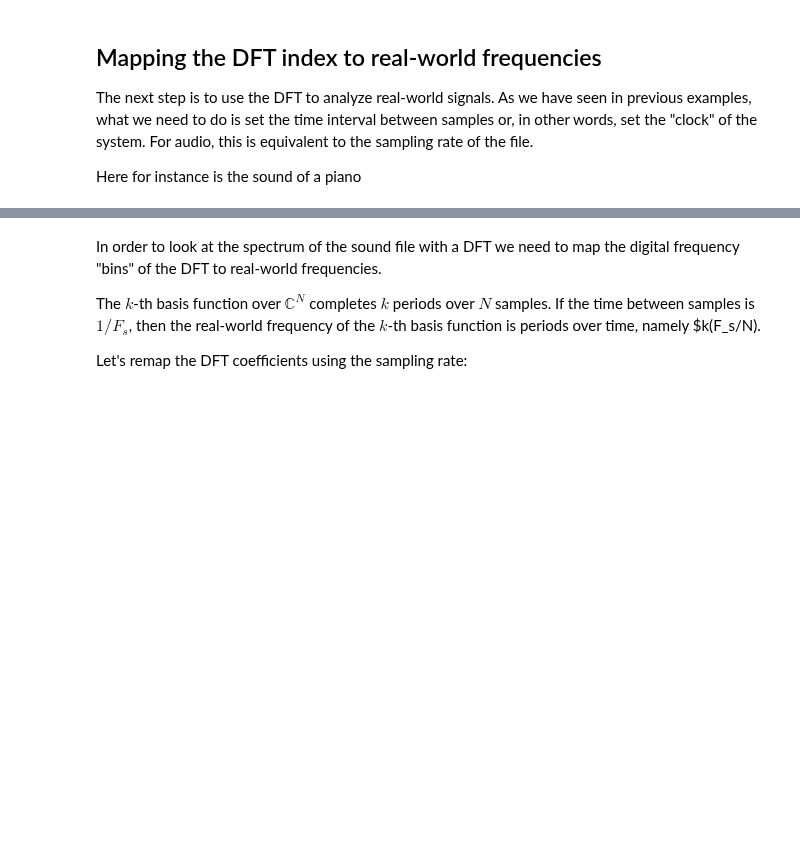
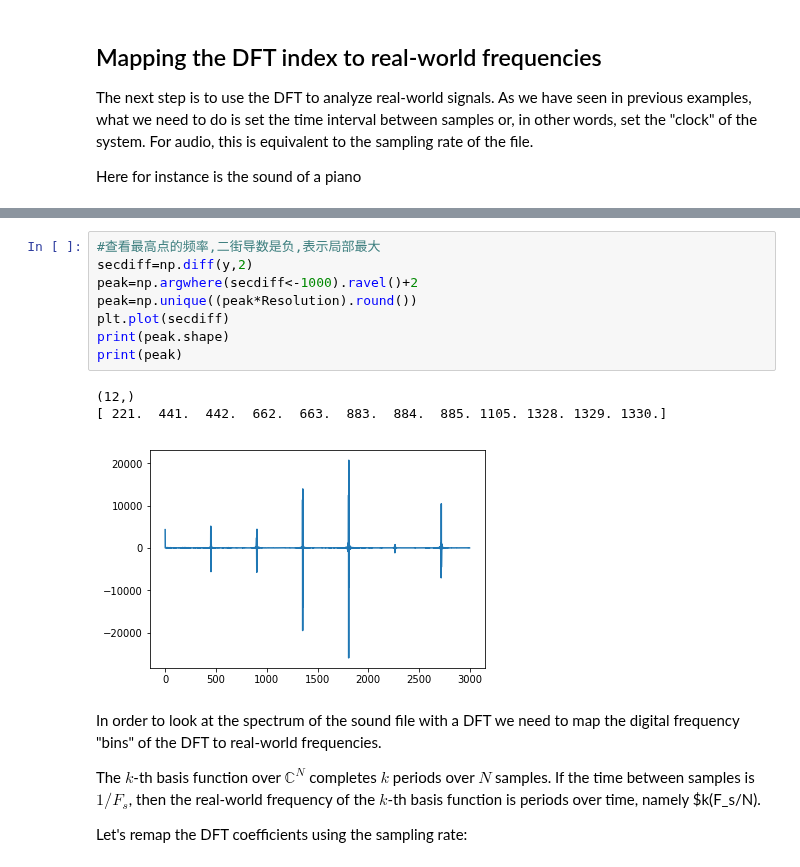
Before and after one commit to mckjzhangxk/deepAI, a Jupyter notebook: signalProcessing/week3/How to Plot the DFT/DFTplots.ipynb, the cells around one changed output, grey strips where cells are left out. Drawn from its saved outputs; the diff is of its cells as text; blank space fills up the shorter version.

```diff
--- a/signalProcessing/week3/How to Plot the DFT/DFTplots.ipynb
+++ b/signalProcessing/week3/How to Plot the DFT/DFTplots.ipynb
@@ -157,3 +157,15 @@ plt.ylabel('magnitude')
+# %%
+#查看最高点的频率,二街导数是负,表示局部最大
+secdiff=np.diff(y,2)
+peak=np.argwhere(secdiff<-1000).ravel()+2
+peak=np.unique((peak*Resolution).round())
+plt.plot(secdiff)
+print(peak.shape)
+print(peak)
+# %% [output]
+(12,)
+[ 221.  441.  442.  662.  663.  883.  884.  885. 1105. 1328. 1329. 1330.]
+[figure, added]
 # %% [markdown]
 In order to look at the spectrum of the sound file with a DFT we need to map the digital frequency "bins" of the DFT to real-world frequencies.
 
```
Also changed, not shown: parts of 11 cells of this notebook, 1 other file.
